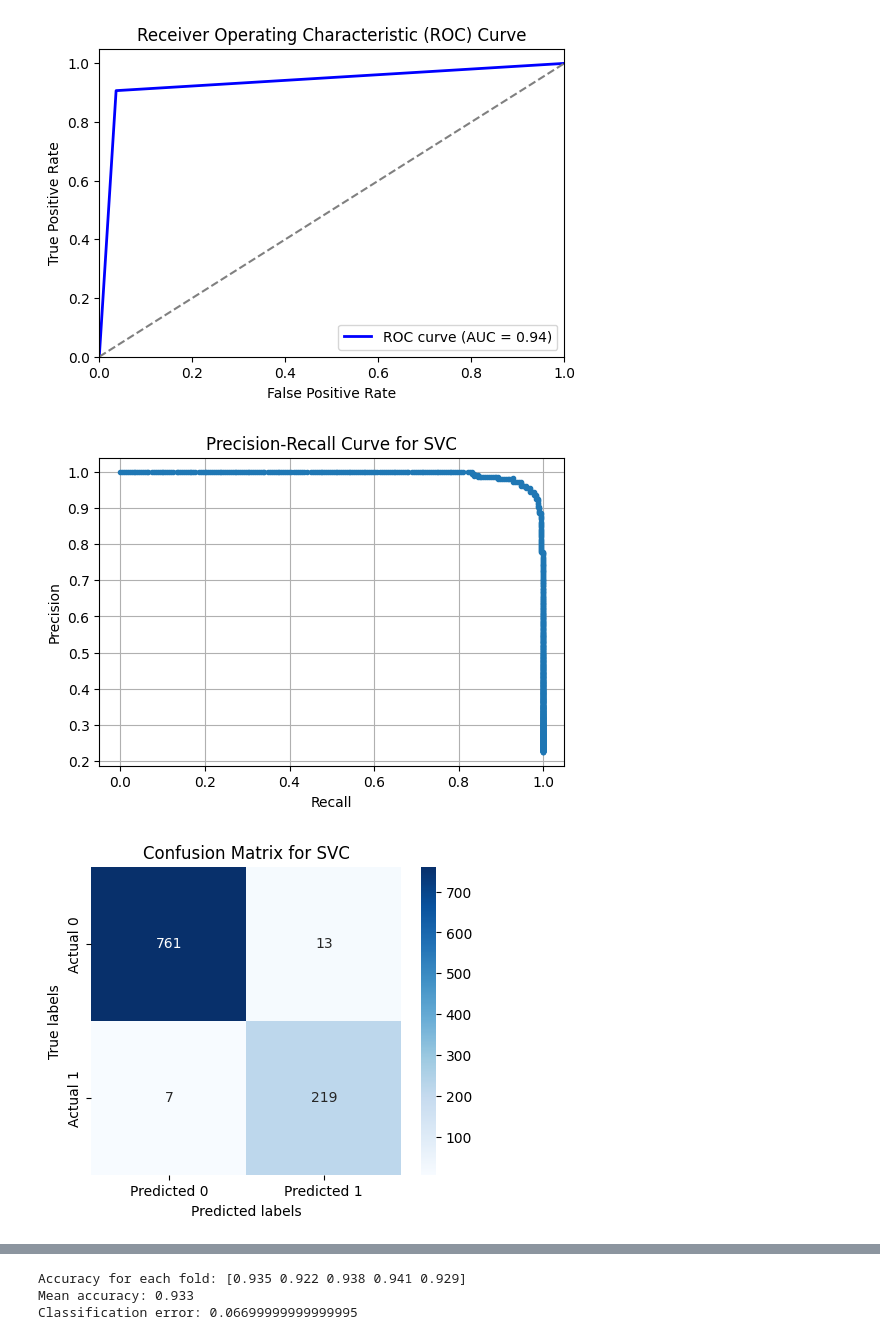
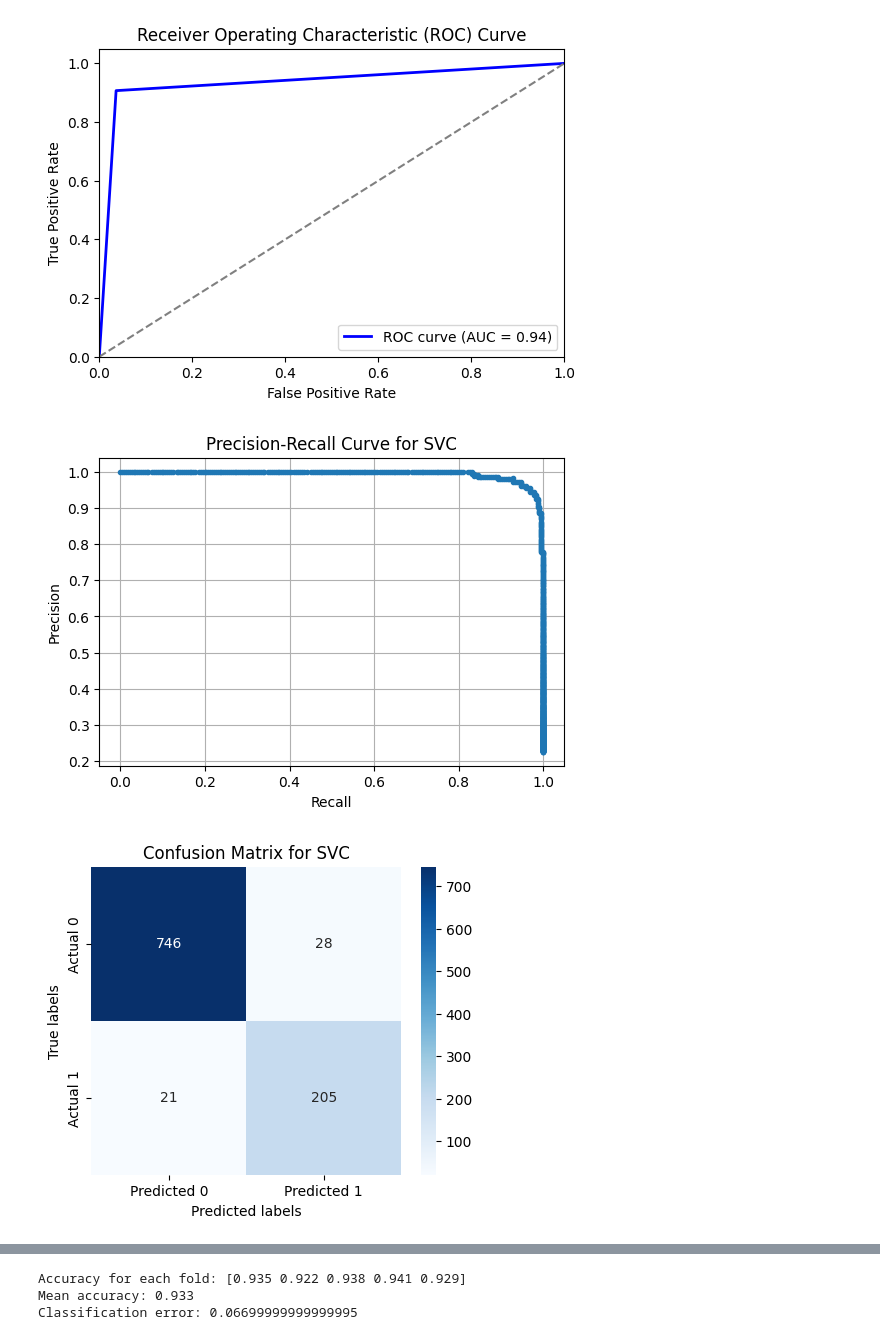
Before and after one commit to donya-dm/options_pricing_prediction, a Jupyter notebook: V8_DSO_530_Project_Classification.ipynb, the cells around one changed output, grey strips where cells are left out. Drawn from its saved outputs; the diff is of its cells as text; code cells hidden in the pictures.

```diff
--- a/V8_DSO_530_Project_Classification.ipynb
+++ b/V8_DSO_530_Project_Classification.ipynb
@@ -188,7 +188,7 @@ X_train, X_test, y_train, y_test = train_test_split(X_scaled_df, y, test_size=0.
 # %% [markdown]
 ### KNN Classifier
 # %%
-clf = KNeighborsClassifier(n_neighbors=3)
+clf = KNeighborsClassifier(n_neighbors=4)
 clf.fit(X_train, y_train)
 
 # Make predictions on the test data
@@ -855,27 +855,27 @@ plt.show()
 # %%
 # Calculate precision-recall curve
 precision, recall, _ = precision_recall_curve(y_test, svc.decision_function(X_test))
 
 # Plot precision-recall curve
 plt.figure(figsize=(6, 4))
 plt.plot(recall, precision, marker='.')
 plt.xlabel('Recall')
 plt.ylabel('Precision')
 plt.title('Precision-Recall Curve for SVC')
 plt.grid(True)
 plt.show()
 
 # Plot confusion matrix
-conf_matrix = confusion_matrix(y_test, y_predict_svc)
+conf_matrix = confusion_matrix(y_test,y_predict_gbc)
 plt.figure(figsize=(5, 4))
 sns.heatmap(conf_matrix, annot=True, cmap='Blues', fmt='g', xticklabels=['Predicted 0', 'Predicted 1'], yticklabels=['Actual 0', 'Actual 1'])
 plt.xlabel('Predicted labels')
 plt.ylabel('True labels')
 plt.title('Confusion Matrix for SVC')
 plt.show()
 # %% [output]
 [figure]
-[figure, old version]
+[figure, new version]
 # %%
 # Create a Gradient Boosting classifier
 gbc1 = GradientBoostingClassifier(n_estimators=100, learning_rate=0.1, random_state=42)
```
Also changed, not shown: parts of 23 cells of this notebook.
